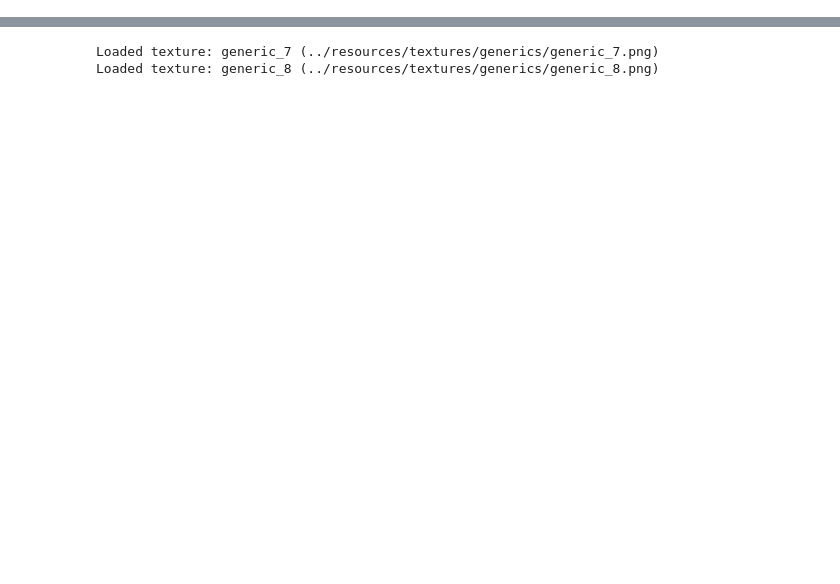
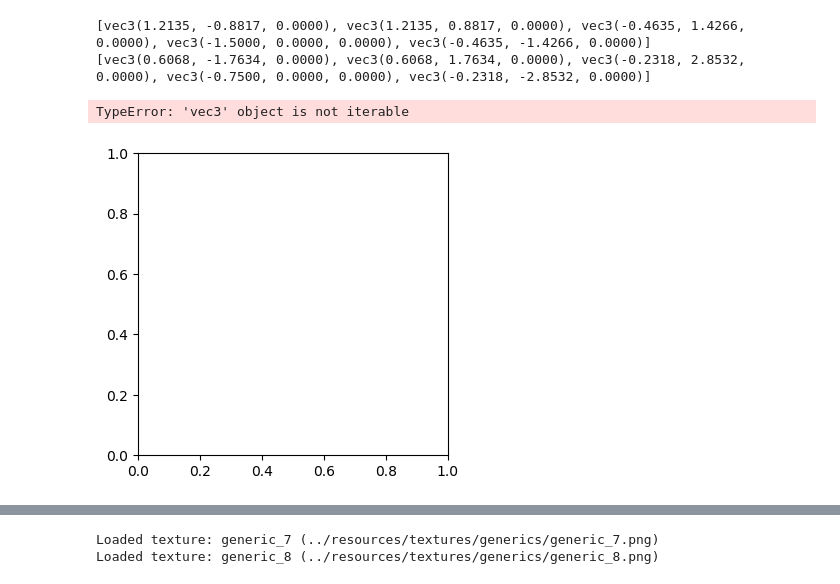
Before and after one commit to ctogle/meshmaker, a Jupyter notebook: notebooks/live.ipynb, the cells around one changed output, grey strips where cells are left out. Cells and saved outputs as stored; diff of their text form; code cells hidden in the pictures; blank space fills up the shorter version.

```diff
--- a/notebooks/live.ipynb
+++ b/notebooks/live.ipynb
@@ -90,0 +262,20 @@ for part in loop_intersection(a, b):
+# %%
+def pydiff_test(a, b):
+    f, ax = plot(figsize=figsize)
+    for py in polygon_difference(a, b):
+        plot_polygon(ax, py, col='g', fill='y')
+    plot_polygon(ax, a, lw=1, ls='--', col='r')
+    plot_polygon(ax, b, lw=1, ls='--', col='b')
+
+pydiff_test((a, []), (e, []))
+pydiff_test((a, []), (e, [g]))
+pydiff_test((a, [c]), (b, [d]))
+pydiff_test((a, [c]), (b, []))
+pydiff_test((a, []), (b, []))
+pydiff_test((a, []), (c, []))
+pydiff_test((a, []), (d, []))
+# %% [output]
+[vec3(1.2135, -0.8817, 0.0000), vec3(1.2135, 0.8817, 0.0000), vec3(-0.4635, 1.4266, 0.0000), vec3(-1.5000, 0.0000, 0.0000), vec3(-0.4635, -1.4266, 0.0000)]
+[vec3(0.6068, -1.7634, 0.0000), vec3(0.6068, 1.7634, 0.0000), vec3(-0.2318, 2.8532, 0.0000), vec3(-0.7500, 0.0000, 0.0000), vec3(-0.2318, -2.8532, 0.0000)]
+TypeError: 'vec3' object is not iterable
+[figure, added]
```
Also changed, not shown: parts of 21 cells of this notebook, 3 other files.
